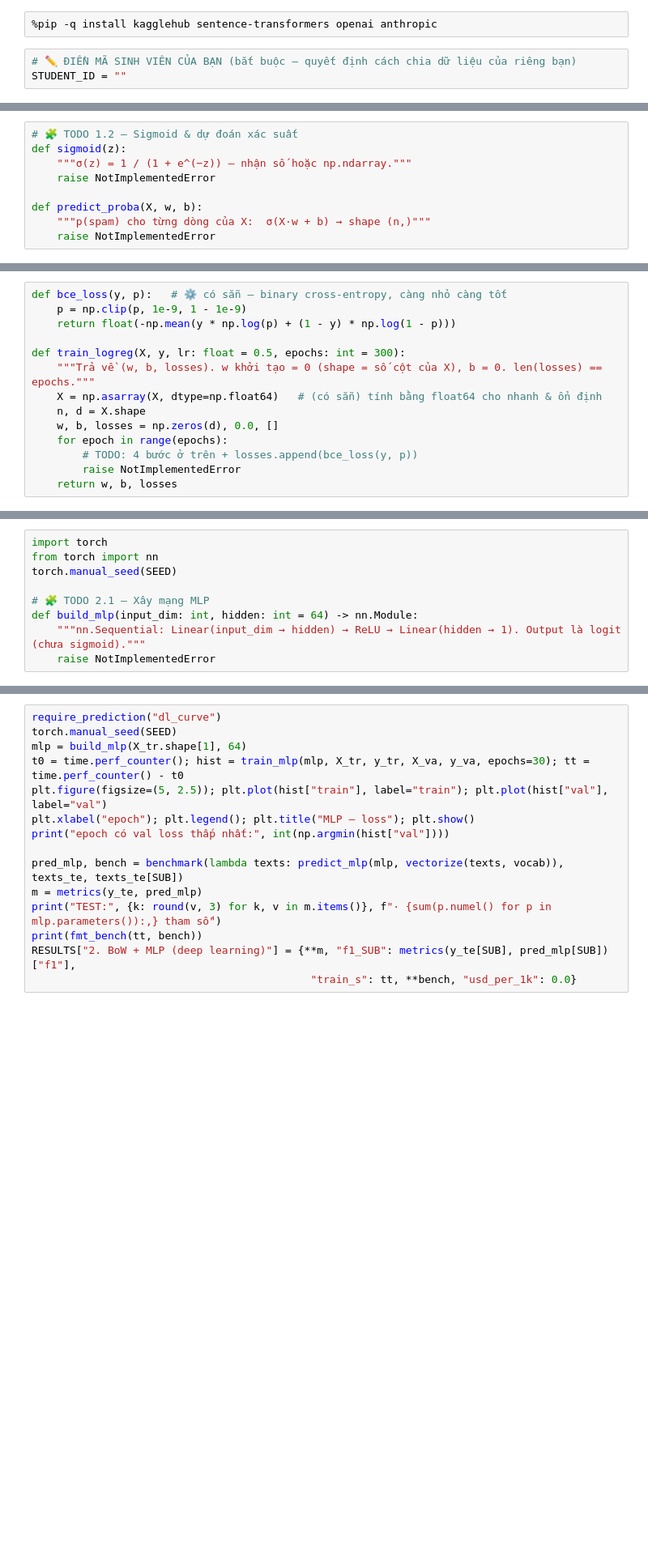
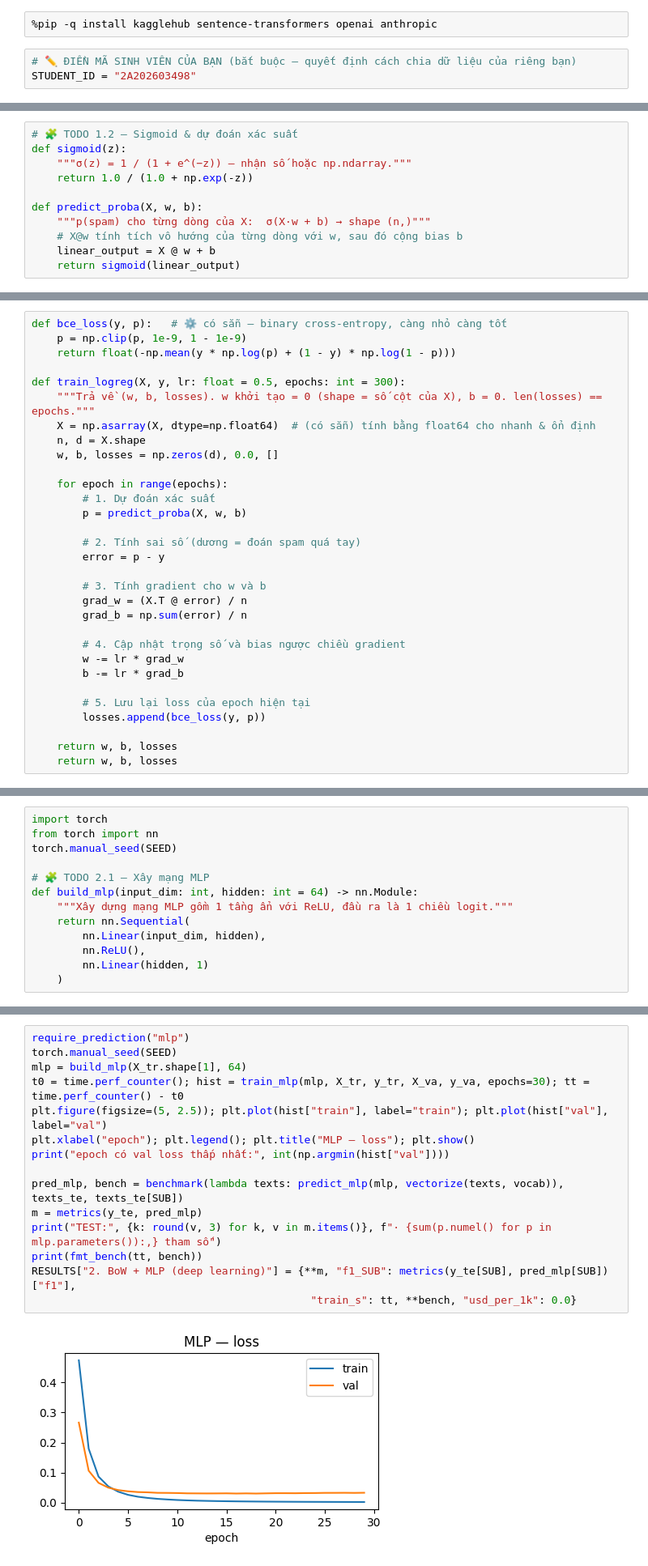
Before and after one commit to sasutaai/K5-L3-DAY01-NguyenTuanAnh-2A202603498-AIFoundation, a Jupyter notebook: src/day01_spam_ml_dl_embedding_llm.ipynb, the cells around one changed output, grey strips where cells are left out. Shown at 81% size. Cells and saved outputs as stored; diff of their text form; blank space fills up the shorter version.

```diff
--- a/src/day01_spam_ml_dl_embedding_llm.ipynb
+++ b/src/day01_spam_ml_dl_embedding_llm.ipynb
@@ -47,7 +47,7 @@ Mục tiêu hôm nay là **hiểu**, không phải "chạy được". Notebook
 %pip -q install kagglehub sentence-transformers openai anthropic
 # %%
 # ✏️ ĐIỀN MÃ SINH VIÊN CỦA BẠN (bắt buộc — quyết định cách chia dữ liệu của riêng bạn)
-STUDENT_ID = ""
+STUDENT_ID = "2A202603498"
 # %%
 # ⚙️ BỘ CÔNG CỤ CỦA LAB — chạy, KHÔNG sửa
 import os, re, time, json, hashlib, inspect, random
@@ -201,11 +254,13 @@ _run_check("1.1 vectorize", _t)
 # 🧩 TODO 1.2 — Sigmoid & dự đoán xác suất
 def sigmoid(z):
     """σ(z) = 1 / (1 + e^(−z)) — nhận số hoặc np.ndarray."""
-    raise NotImplementedError
+    return 1.0 / (1.0 + np.exp(-z))
 
 def predict_proba(X, w, b):
     """p(spam) cho từng dòng của X:  σ(X·w + b) → shape (n,)"""
-    raise NotImplementedError
+    # X@w tính tích vô hướng của từng dòng với w, sau đó cộng bias b
+    linear_output = X @ w + b
+    return sigmoid(linear_output)
 # %%
 def _t():
     assert abs(float(sigmoid(0)) - 0.5) < 1e-9, "sigmoid(0) phải bằng 0.5"
@@ -227,13 +284,30 @@ def bce_loss(y, p):   # ⚙️ có sẵn — binary cross-entropy, càng nhỏ c
 
 def train_logreg(X, y, lr: float = 0.5, epochs: int = 300):
     """Trả về (w, b, losses). w khởi tạo = 0 (shape = số cột của X), b = 0. len(losses) == epochs."""
-    X = np.asarray(X, dtype=np.float64)   # (có sẵn) tính bằng float64 cho nhanh & ổn định
+    X = np.asarray(X, dtype=np.float64)  # (có sẵn) tính bằng float64 cho nhanh & ổn định
     n, d = X.shape
     w, b, losses = np.zeros(d), 0.0, []
+
     for epoch in range(epochs):
-        # TODO: 4 bước ở trên + losses.append(bce_loss(y, p))
-        raise NotImplementedError
+        # 1. Dự đoán xác suất
+        p = predict_proba(X, w, b)
+
+        # 2. Tính sai số (dương = đoán spam quá tay)
+        error = p - y
+
+        # 3. Tính gradient cho w và b
+        grad_w = (X.T @ error) / n
+        grad_b = np.sum(error) / n
+
+        # 4. Cập nhật trọng số và bias ngược chiều gradient
+        w -= lr * grad_w
+        b -= lr * grad_b
+
+        # 5. Lưu lại loss của epoch hiện tại
+        losses.append(bce_loss(y, p))
+
     return w, b, losses
+    return w, b, losses
 # %%
 def _t():
     Xt = np.array([[0., 1.], [1., 0.], [0., 1.], [1., 0.]]); yt = np.array([0., 1., 0., 1.])
@@ -344,8 +490,12 @@ torch.manual_seed(SEED)
 
 # 🧩 TODO 2.1 — Xây mạng MLP
 def build_mlp(input_dim: int, hidden: int = 64) -> nn.Module:
-    """nn.Sequential: Linear(input_dim → hidden) → ReLU → Linear(hidden → 1). Output là logit (chưa sigmoid)."""
-    raise NotImplementedError
+    """Xây dựng mạng MLP gồm 1 tầng ẩn với ReLU, đầu ra là 1 chiều logit."""
+    return nn.Sequential(
+        nn.Linear(input_dim, hidden),
+        nn.ReLU(),
+        nn.Linear(hidden, 1)
+    )
 # %%
 def _t():
     m = build_mlp(10, 4)
@@ -400,15 +579,17 @@ predict("dl_curve", "...")
 # %%
-require_prediction("dl_curve")
+require_prediction("mlp")
 torch.manual_seed(SEED)
 mlp = build_mlp(X_tr.shape[1], 64)
 t0 = time.perf_counter(); hist = train_mlp(mlp, X_tr, y_tr, X_va, y_va, epochs=30); tt = time.perf_counter() - t0
 plt.figure(figsize=(5, 2.5)); plt.plot(hist["train"], label="train"); plt.plot(hist["val"], label="val")
 plt.xlabel("epoch"); plt.legend(); plt.title("MLP — loss"); plt.show()
 print("epoch có val loss thấp nhất:", int(np.argmin(hist["val"])))
 
 pred_mlp, bench = benchmark(lambda texts: predict_mlp(mlp, vectorize(texts, vocab)), texts_te, texts_te[SUB])
 m = metrics(y_te, pred_mlp)
 print("TEST:", {k: round(v, 3) for k, v in m.items()}, f"· {sum(p.numel() for p in mlp.parameters()):,} tham số")
 print(fmt_bench(tt, bench))
 RESULTS["2. BoW + MLP (deep learning)"] = {**m, "f1_SUB": metrics(y_te[SUB], pred_mlp[SUB])["f1"],
                                             "train_s": tt, **bench, "usd_per_1k": 0.0}
+# %% [output]
+[figure, added]
```
Also changed, not shown: parts of 24 cells of this notebook.
